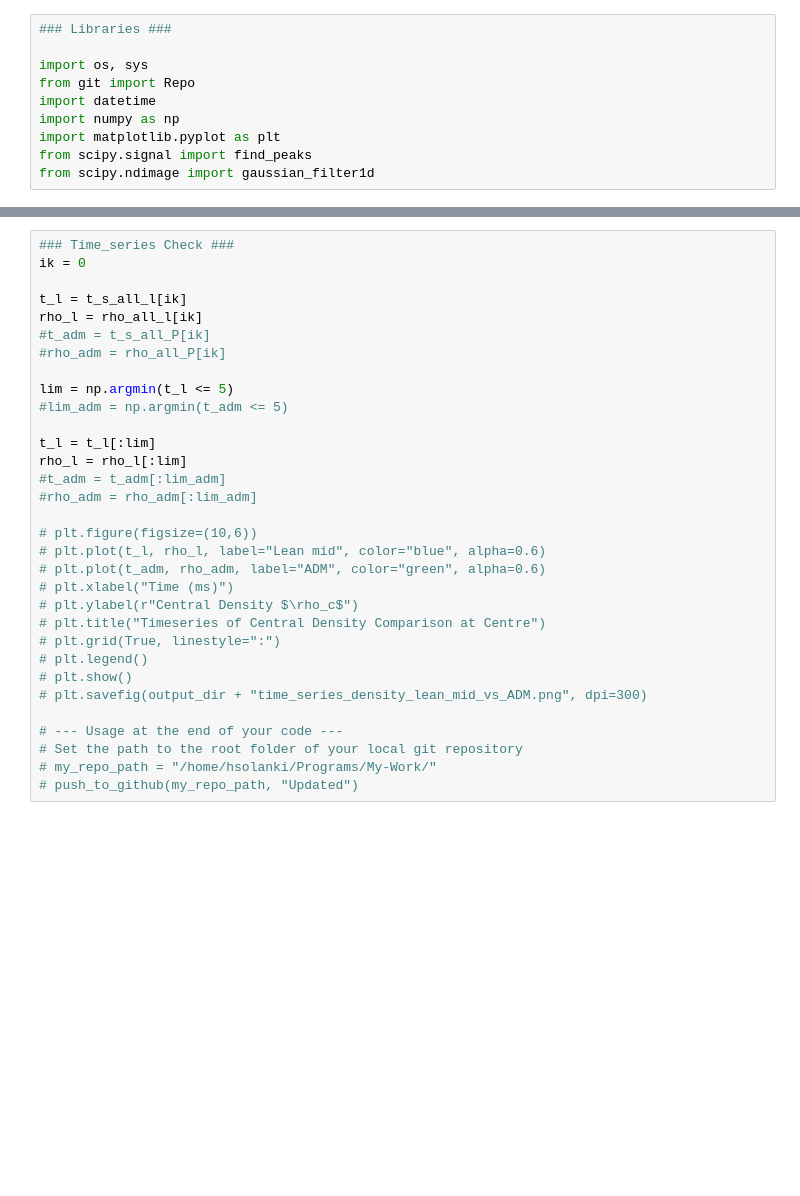
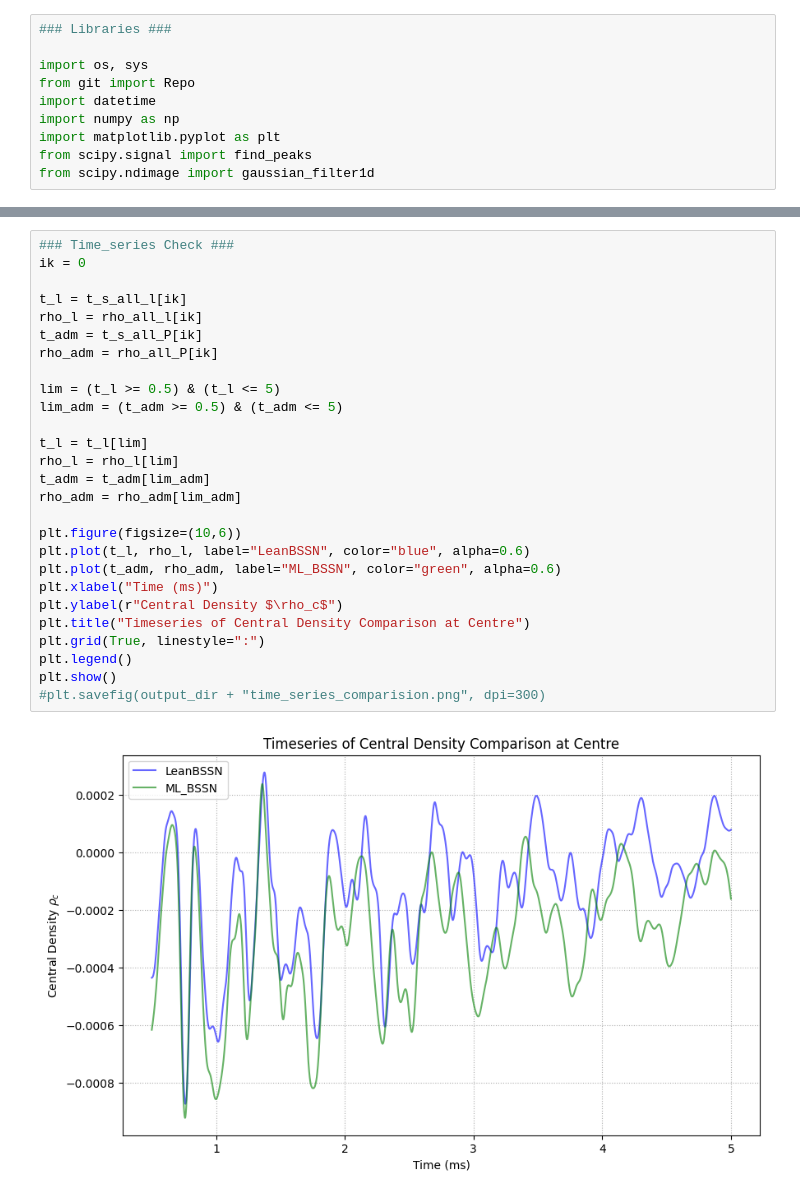
Before and after one commit to harsh-c0ds/My-Work, a Jupyter notebook: TOV/mode_ext.ipynb, the cells around one changed output, grey strips where cells are left out. Saved outputs shown, nothing was run; the diff lists cells and outputs as text; blank space fills up the shorter version.

```diff
--- a/TOV/mode_ext.ipynb
+++ b/TOV/mode_ext.ipynb
@@ -176,35 +178,32 @@ len(rho_all):  23
 # %%
 ### Time_series Check ###
 ik = 0
 
 t_l = t_s_all_l[ik]
 rho_l = rho_all_l[ik]
-#t_adm = t_s_all_P[ik]
-#rho_adm = rho_all_P[ik]
+t_adm = t_s_all_P[ik]
+rho_adm = rho_all_P[ik]
 
-lim = np.argmin(t_l <= 5)
-#lim_adm = np.argmin(t_adm <= 5)
+lim = (t_l >= 0.5) & (t_l <= 5)
+lim_adm = (t_adm >= 0.5) & (t_adm <= 5)
 
-t_l = t_l[:lim]
-rho_l = rho_l[:lim]
-#t_adm = t_adm[:lim_adm]
-#rho_adm = rho_adm[:lim_adm]
+t_l = t_l[lim]
+rho_l = rho_l[lim]
+t_adm = t_adm[lim_adm]
+rho_adm = rho_adm[lim_adm]
 
-# plt.figure(figsize=(10,6))
-# plt.plot(t_l, rho_l, label="Lean mid", color="blue", alpha=0.6)
-# plt.plot(t_adm, rho_adm, label="ADM", color="green", alpha=0.6)
-# plt.xlabel("Time (ms)")
-# plt.ylabel(r"Central Density $\rho_c$")
-# plt.title("Timeseries of Central Density Comparison at Centre")
-# plt.grid(True, linestyle=":")
-# plt.legend()
-# plt.show()
-# plt.savefig(output_dir + "time_series_density_lean_mid_vs_ADM.png", dpi=300)
-
-# --- Usage at the end of your code ---
-# Set the path to the root folder of your local git repository
-# my_repo_path = "/home/hsolanki/Programs/My-Work/"
-# push_to_github(my_repo_path, "Updated")
+plt.figure(figsize=(10,6))
+plt.plot(t_l, rho_l, label="LeanBSSN", color="blue", alpha=0.6)
+plt.plot(t_adm, rho_adm, label="ML_BSSN", color="green", alpha=0.6)
+plt.xlabel("Time (ms)")
+plt.ylabel(r"Central Density $\rho_c$")
+plt.title("Timeseries of Central Density Comparison at Centre")
+plt.grid(True, linestyle=":")
+plt.legend()
+plt.show()
+#plt.savefig(output_dir + "time_series_comparision.png", dpi=300)
+# %% [output]
+[figure, added]
 # %%
 #### Mode Extraction ####
 
```
Also changed, not shown: parts of 3 cells of this notebook, 2 other files.
